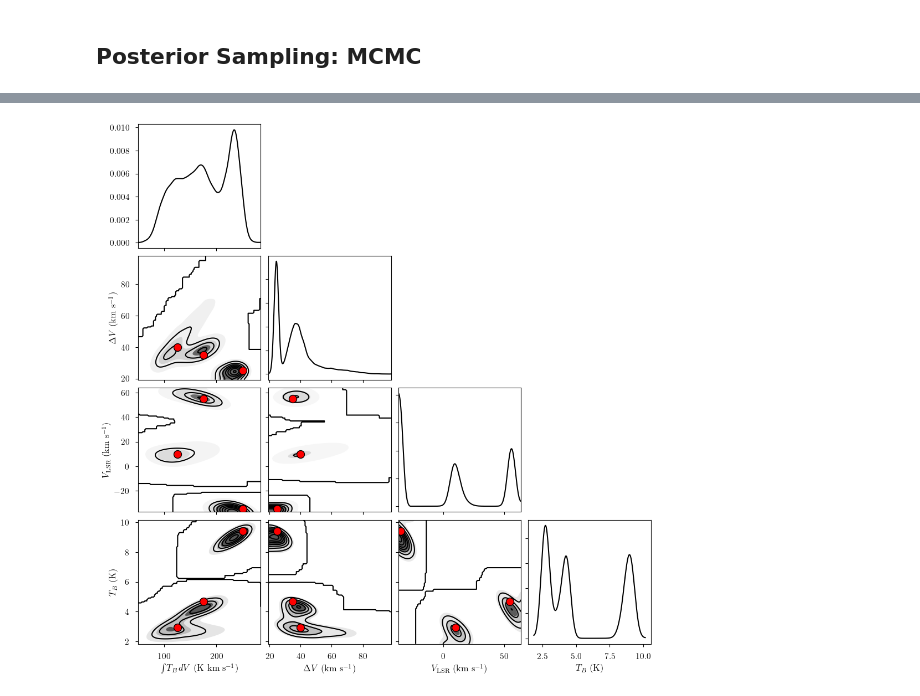
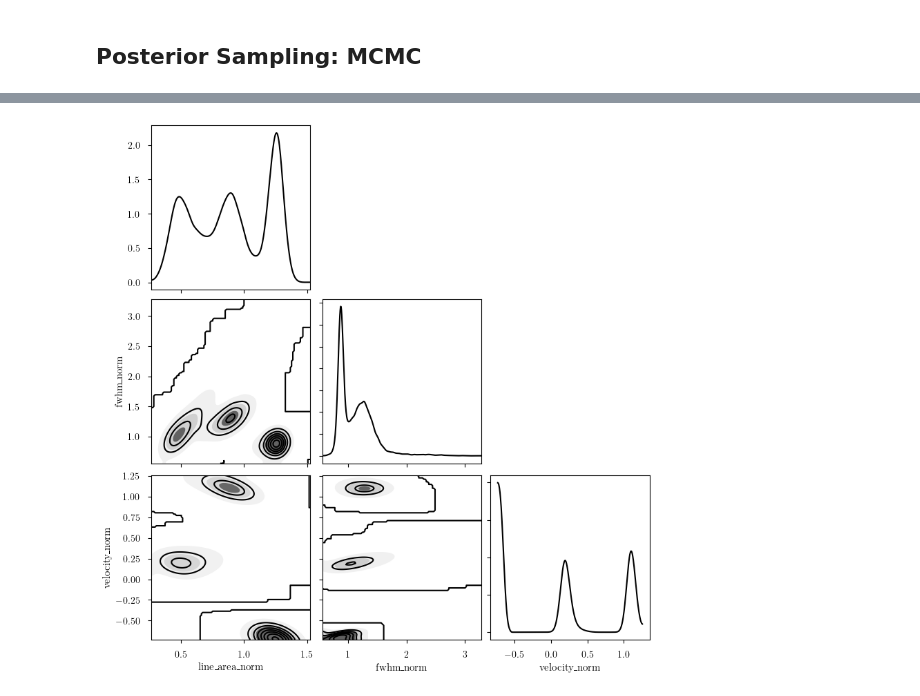
Before and after one commit to tvwenger/bayes_spec, a Jupyter notebook: docs/source/notebooks/basic_tutorial_noise.ipynb, the cells around one changed output, grey strips where cells are left out. Cells and saved outputs as stored; diff of their text form; code cells hidden in the pictures.

```diff
--- a/docs/source/notebooks/basic_tutorial_noise.ipynb
+++ b/docs/source/notebooks/basic_tutorial_noise.ipynb
@@ -237,10 +248,11 @@ fig.tight_layout()
 # %%
 _ = plot_pair(
     model.trace.solution_0, # samples
-    model.cloud_deterministics, # var_names to plot
+    model.cloud_freeRVs, # var_names to plot
+    combine_dims=["cloud"], # concatenate clouds
     labeller=model.labeller, # label manager
     kind="kde", # plot type
     reference_values=sim_params, # truths
 )
 # %% [output]
-[figure, old version]
+[figure, new version]
```
Also changed, not shown: parts of 12 cells of this notebook, 3 other files.
